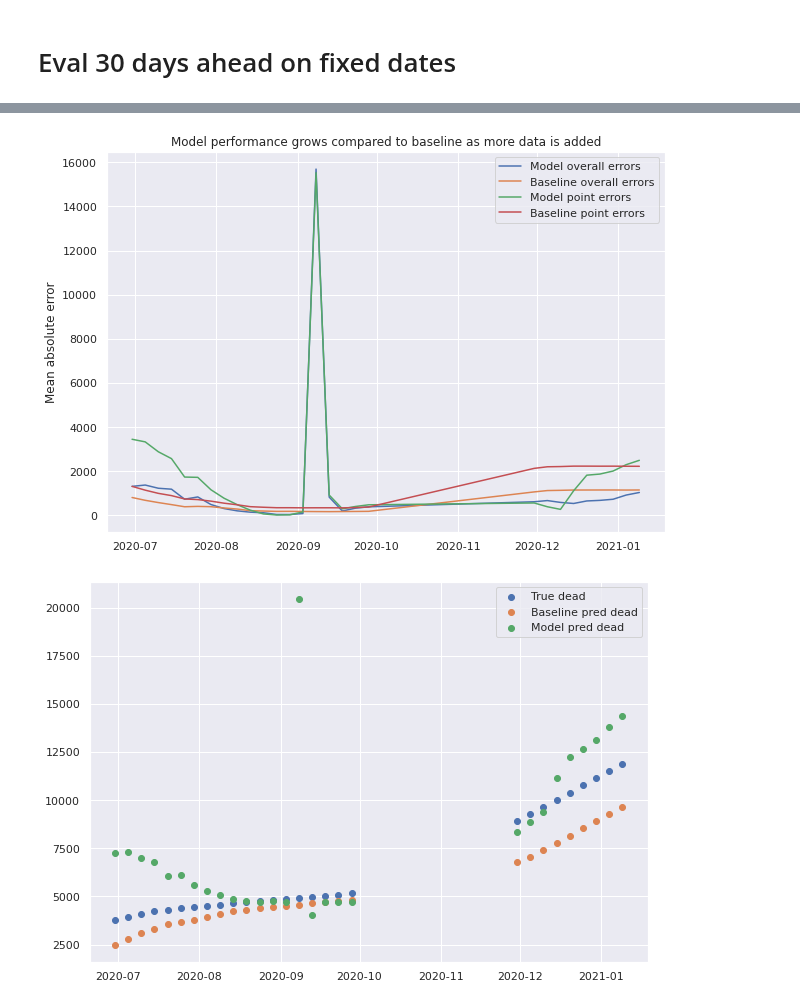
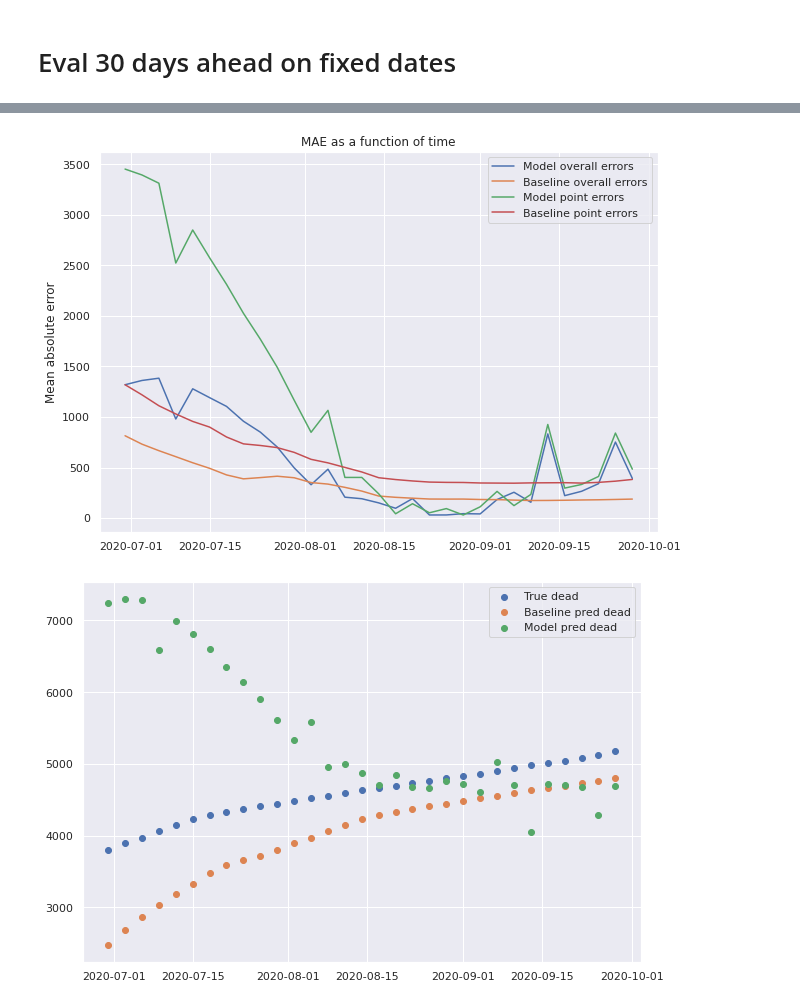
Before and after one commit to btseytlin/covid_peak_sir_modelling, a Jupyter notebook: seir_moscow_hidden.ipynb, the cells around one changed output, grey strips where cells are left out. Cells and saved outputs as stored; diff of their text form; code cells hidden in the pictures.

```diff
--- a/seir_moscow_hidden.ipynb
+++ b/seir_moscow_hidden.ipynb
@@ -448,3 +363,33 @@ pred_dates, baseline_pred_D, model_pred_D, true_D, fitters = eval_k_days_ahead_d
+# %%
+def eval_hidden_moscow(train_df, t, train_t, eval_t):
+
+    model = SEIRHiddenMoscow()
+    fitter = HiddenCurveFitterMoscow(
+        new_deaths_col='deaths_per_day_ma7',
+        new_cases_col='infected_per_day_ma7',
+        new_recoveries_col='recovered_per_day_ma7',
+        max_iters=1000,
+        save_params_every=500)
+    fitter.fit(model, train_df)
+
+    train_initial_conditions = model.get_initial_conditions(train_df)
+    train_states, history = model.predict(train_t, train_initial_conditions, history=False)
+
+    test_initial_conds = [compartment[-1] for compartment in train_states]
+    test_states, history = model.predict(eval_t, test_initial_conds, history=False)
+
+    return model, fitter, test_states
+# %%
+models, fitters, model_predictions, train_dfs, test_dfs = eval_on_select_dates_and_k_days_ahead(df,
+                                                                                     eval_func=eval_hidden_moscow,
+                                                                                     eval_dates=eval_dates,
+                                                                                     k=K)
+# %%
+x_dates = [tdf.date.iloc[-1] for tdf in test_dfs]
+# %%
+model_pred_D = [pred[7] for pred in model_predictions]
+true_D = [tdf.total_dead.values for tdf in test_dfs]
+baseline_pred_D = [[tdf.iloc[-1].total_dead]*K for tdf in train_dfs]
 # %%
 overall_errors_model = [mean_absolute_error(true, pred) for true, pred in zip(true_D, model_pred_D)]
 overall_errors_baseline = [mean_absolute_error(true, pred) for true, pred in zip(true_D, baseline_pred_D)]
@@ -465,22 +410,18 @@ Mean point 7 days ahead error model 1756.803
 # %%
-x_dates = [d[-1] for d in pred_dates]
-
 plt.figure(figsize=(10, 7))
 plt.plot(x_dates, overall_errors_model, label='Model overall errors')
 plt.plot(x_dates, overall_errors_baseline, label='Baseline overall errors')
 
 plt.plot(x_dates, point_errors_model, label='Model point errors')
 plt.plot(x_dates, point_errors_baseline, label='Baseline point errors')
 
 plt.legend()
 plt.ylabel('Mean absolute error')
-plt.title('Model performance grows compared to baseline as more data is added')
+plt.title('MAE as a function of time')
 plt.show()
 # %% [output]
-[figure, old version]
+[figure, new version]
 # %%
-x_dates = [d[-1] for d in pred_dates]
-
 plt.figure(figsize=(10, 7))
 plt.scatter(x_dates, [v[-1] for v in true_D], label='True dead')
 plt.scatter(x_dates, [v[-1] for v in baseline_pred_D], label='Baseline pred dead')
@@ -489,4 +430,4 @@ plt.scatter(x_dates, [v[-1] for v in model_pred_D], label='Model pred dead')
 plt.legend()
 plt.show()
 # %% [output]
-[figure, old version]
+[figure, new version]
```
Also changed, not shown: parts of 12 cells of this notebook, 2 other files.
